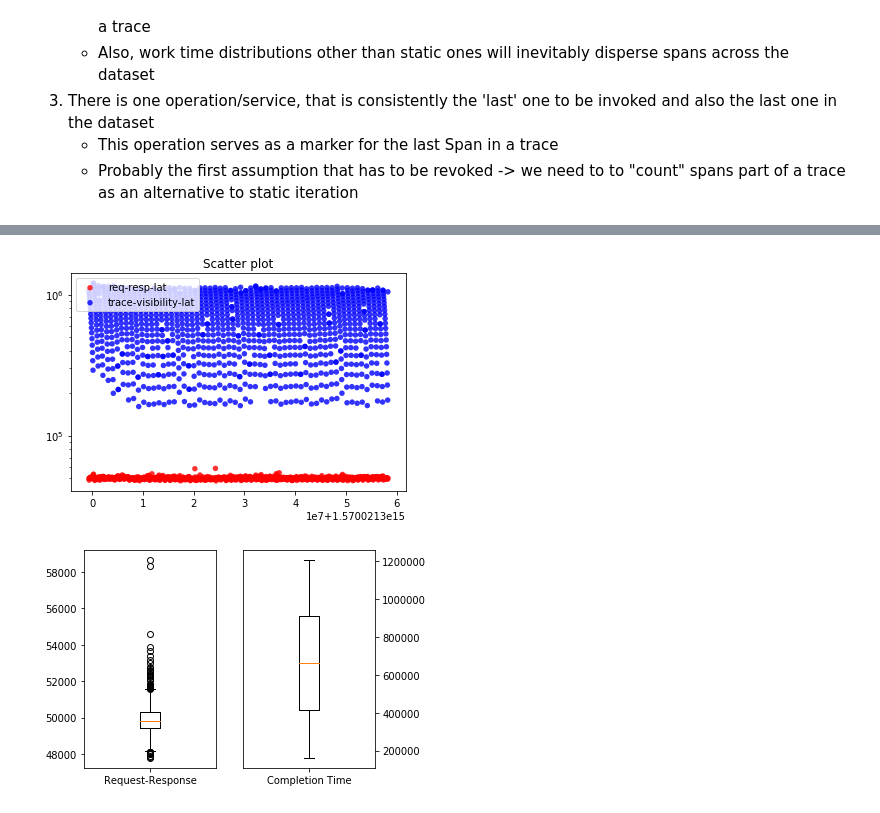
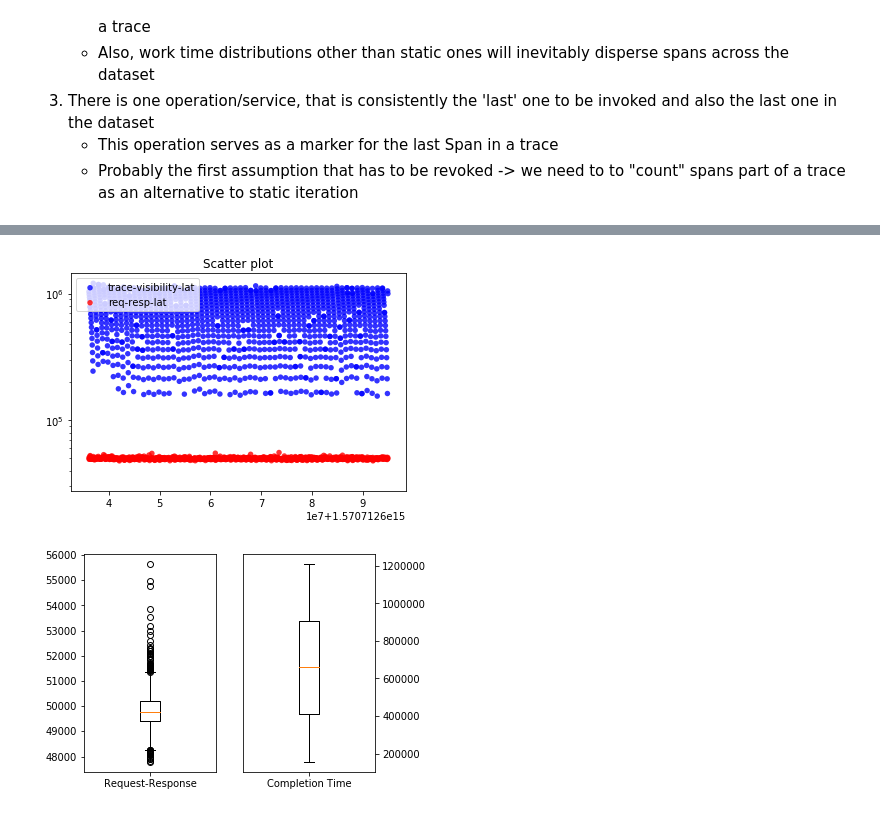
Before and after one commit to dominik-/t-race, a Jupyter notebook: analysis.ipynb, the cells around one changed output, grey strips where cells are left out. Drawn from its saved outputs; the diff is of its cells as text; code cells hidden in the pictures.

```diff
--- a/analysis.ipynb
+++ b/analysis.ipynb
@@ -8,7 +8,7 @@ import os
 folder_bench='results-'
 folder_cass='results-cassandra'
 #default
-experiment_date='2019-10-02T150138'
+experiment_date='2019-10-10T161034'
 #large baggage
 #experiment_date='2019-10-02T151015'
 files = []
@@ -141,25 +141,25 @@ plt.yscale("log")
 plt.legend(loc=2)
 plt.show()
 # %% [output]
-[figure, old version]
+[figure, new version]
 # %%
 #plt.title('Visibility Delay')
 figure1, axes = plt.subplots(1, 2)
 #apparently we have too much stuff going on at the righthand y-axis, so we need to add extra space
 figure1.subplots_adjust(right=0.8)
 #axes[0].text('Latency [µs]')
-label = 'default'
+label = 'exp'
 #label = 'large-baggage'
 axes[0].boxplot([df_roots['duration']], labels=['Request-Response'])
 #plt.savefig('latency-high-baggage.pdf')
 axes[1].boxplot([df_roots['completion_time']], labels=['Completion Time'])
 axes[1].yaxis.tick_right()
 figure1.savefig('latency-'+label+'.pdf')
 #plt.savefig('completion-high-baggage.pdf')
 #plt.savefig('completion'+label+'.pdf')
 #plot = plt.boxplot([df_roots['duration'], df_roots['completion_time']], labels=['Request-Response','Trace Completion'])
 # %% [output]
-[figure, old version]
+[figure, new version]
 # %%
 df_roots = df_roots[['duration', 'SpanDuration', 'span_visibility', 'completion_time']]
 numpy.round(df_roots.describe().T, 2).to_csv('summary-'+label+'.csv', sep=',')
```
Also changed, not shown: parts of 3 cells of this notebook, 10 other files.
